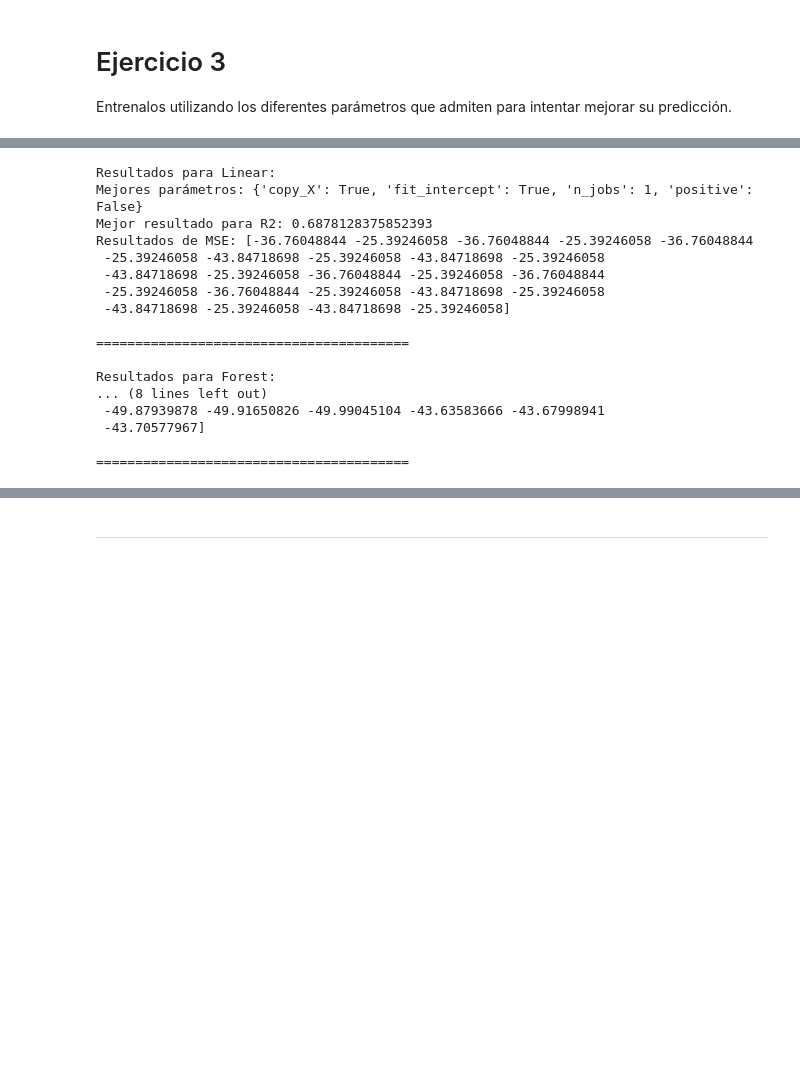
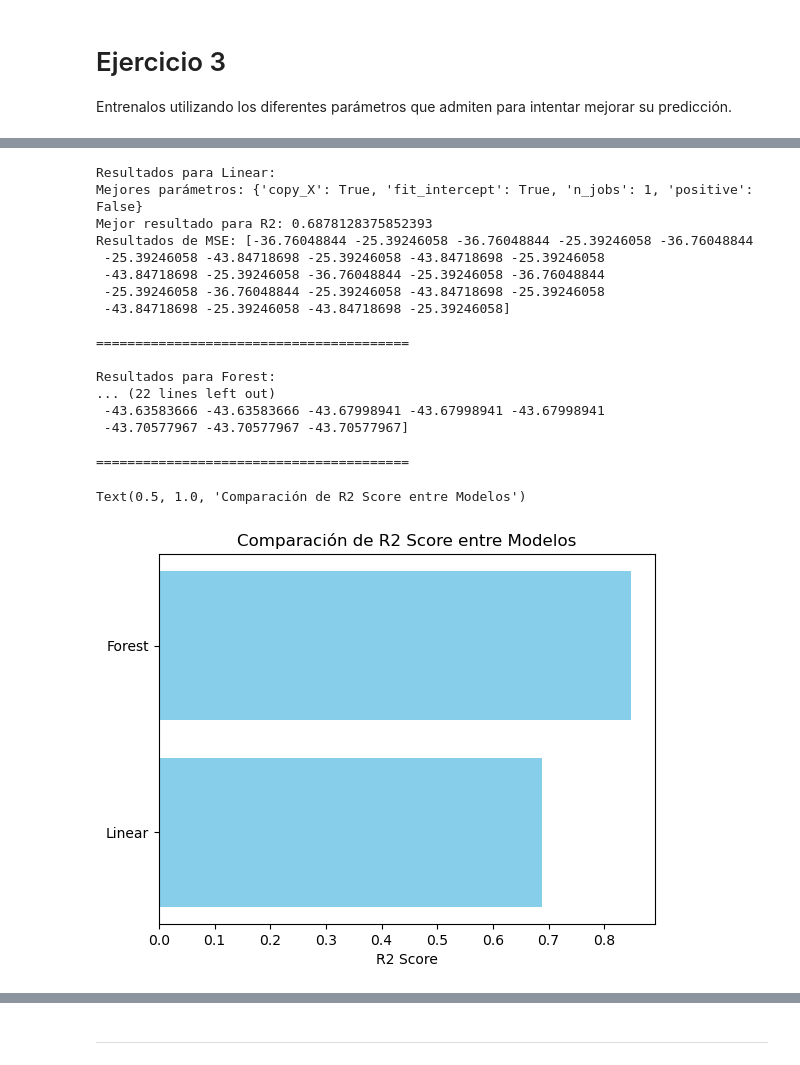
Before and after one commit to LeonBali3110/Sprint_6, a Jupyter notebook: M06.ipynb, the cells around one changed output, grey strips where cells are left out. Drawn from its saved outputs; the diff is of its cells as text; code cells hidden in the pictures; blank space fills up the shorter version.

```diff
--- a/M06.ipynb
+++ b/M06.ipynb
@@ -281,18 +326,8 @@ parametros_LR = {
 parametros_RF = {
     "criterion" : ['squared_error', 'absolute_error', 'friedman_mse', 'poisson'],
     "max_depth" : [ 3, 6, 9],
+    "n_jobs" : [1 , 3, 5],
     "min_samples_split" : [2, 4, 6]
                 }
 # %%
 Modelos = [('Linear', LinearRegression(), parametros_LR), ('Forest', RandomForestRegressor(random_state = 42), parametros_RF)]
-# %%
-GS = GridSearchCV(estimator = LinearRegression(),
-                  param_grid = parametros_LR,
-                  scoring = ["r2", "neg_mean_squared_error"],
-                  refit = 'r2',
-                  cv = 5,
-                  verbose = 4
-                 )
-GS.fit(x_train, y_train)
-# %%
-GS.fit(x_train, y_train)
@@ -342,2 +333,0 @@ GS_RF = GridSearchCV(estimator = RandomForestRegressor(random_state = 42),
-# %%
-GS_RF.fit(x_train, y_train)
@@ -436,8 +390,19 @@ Resultados de MSE: [-36.76048844 -25.39246058 -36.76048844 -25.39246058 -36.7604
 ========================================
 
 Resultados para Forest:
-... (8 lines left out)
- -49.87939878 -49.91650826 -49.99045104 -43.63583666 -43.67998941
- -43.70577967]
+... (22 lines left out)
+ -43.63583666 -43.63583666 -43.67998941 -43.67998941 -43.67998941
+ -43.70577967 -43.70577967 -43.70577967]
 
 ========================================
+# %%
+nombres_modelos = list(resultados_modelos.keys())
+
+resultados_r2 = [resultados_modelos[nombre]["mejor_resultado_r2"] for nombre in nombres_modelos]
+
+plt.barh(nombres_modelos, resultados_r2, color='skyblue')
+plt.xlabel('R2 Score')
+plt.title('Comparación de R2 Score entre Modelos')
+# %% [output]
+Text(0.5, 1.0, 'Comparación de R2 Score entre Modelos')
+[figure, added]
```
Also changed, not shown: parts of 28 cells of this notebook.
